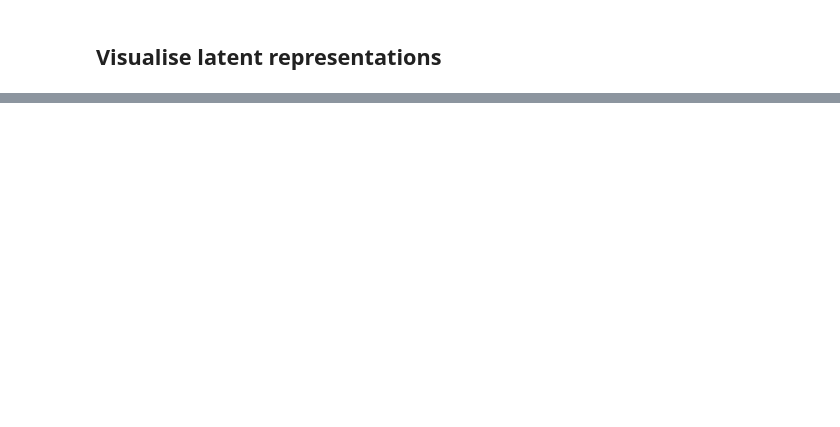
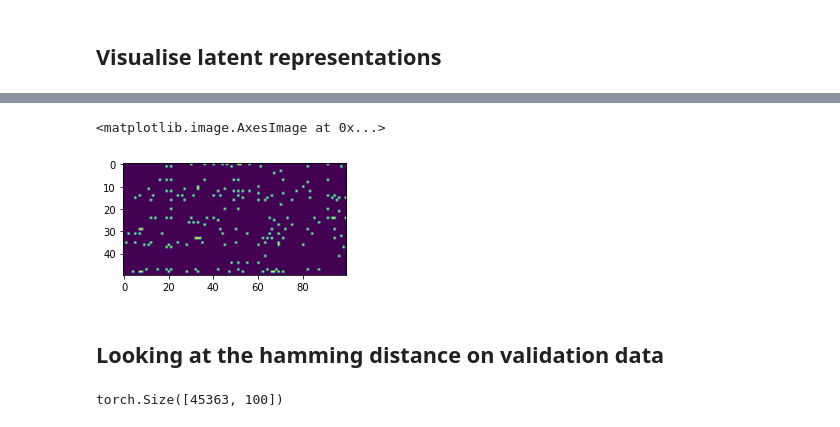
Before and after one commit to abramschon/maxent, a Jupyter notebook: notebooks/autoencoder.ipynb, the cells around one changed output, grey strips where cells are left out. Cells and saved outputs as stored; diff of their text form; code cells hidden in the pictures; blank space fills up the shorter version.

```diff
--- a/notebooks/autoencoder.ipynb
+++ b/notebooks/autoencoder.ipynb
@@ -19,7 +19,7 @@ raw_data = np.loadtxt("../data/shuffled_data/repeat_shuffle_train.csv", delimite
 # %%
 raw_data = torch.tensor(raw_data).float() # convert to float32
 # %%
-NN = 10
+NN = 100
 data = raw_data.T[:,:NN] # take first NN neurons for now
 data.shape
 # %% [output]
@@ -202,3 +207,11 @@ plot_latent(ae, val_data)
+# %%
+plt.figure(figsize=(4,10))
+plt.imshow(val_data.unsqueeze(-1).numpy()[:50])
+# %% [output]
+<matplotlib.image.AxesImage at 0x...>
+[figure, added]
+# %% [markdown]
+## Looking at the hamming distance on validation data
 # %%
 recon = ae(val_data)
 # %%
@@ -207,3 +220,7 @@ Ks = val_data.sum(axis=1)
 def hamming(data, recon):
     XORS = data * (1-recon) + (1-data) * recon
     return XORS.sum(1)
+# %%
+val_data.shape
+# %% [output]
+torch.Size([45363, 100])
```
Also changed, not shown: parts of 32 cells of this notebook, 1 other file.
